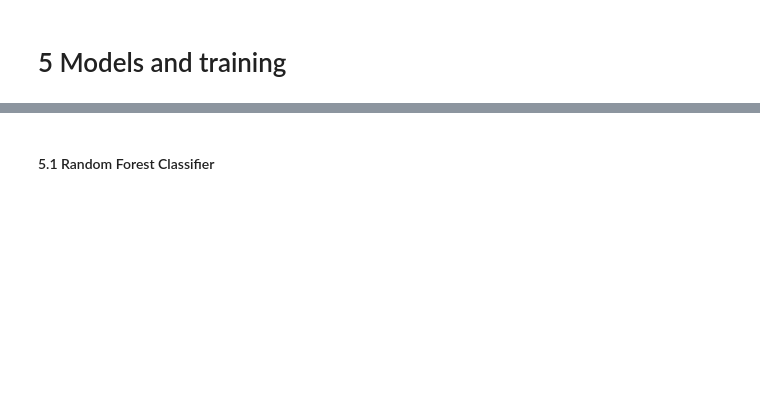
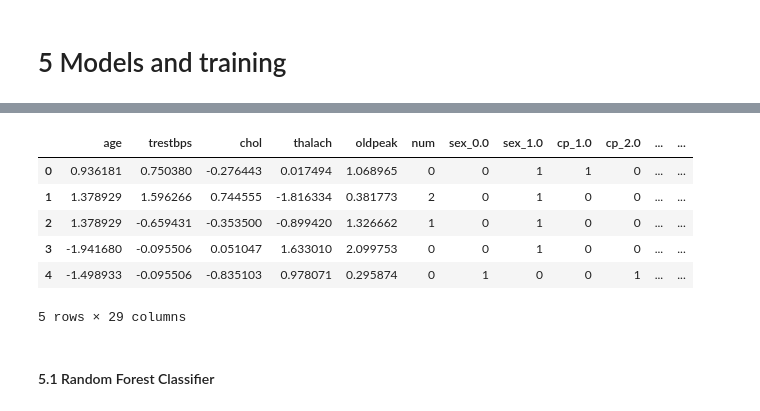
Before and after one commit to LeeviPelkonen/NeuralNetworks, a Jupyter notebook: Case1/Case_1.ipynb, the cells around one changed output, grey strips where cells are left out. Saved outputs shown, nothing was run; the diff lists cells and outputs as text; code cells hidden in the pictures; blank space fills up the shorter version.

```diff
--- a/Case1/Case_1.ipynb
+++ b/Case1/Case_1.ipynb
@@ -149,24 +178,39 @@ We have used Random Forest Classifier, KNeighborsClassifier, DecisionTreeClassif
 # %%
-# data preprocessing for random forest clasifer
+# data preprocessing for models
 
+# list of models with their accuracy
+models = { 'name': [], 'accuracy': [] }
+
+# since we have few instances with missing value we will remove them from the dataset
 data_rfc = data.dropna()
 
-# Convert categorical attributes into dummy/indicator variables
+# Convert categorical attributes into dummy/indicator variables (One hot encoding)
 data_rfc = pd.get_dummies(data_rfc, columns = ['sex', 'cp', 'fbs', 'restecg', 'exang', 'slope', 'ca', 'thal'])
 
 # scale non categorical attributes
 standardScaler = preprocessing.StandardScaler()
 columns_to_scale = ['age', 'trestbps', 'chol', 'thalach', 'oldpeak']
 data_rfc[columns_to_scale] = standardScaler.fit_transform(data_rfc[columns_to_scale])
 
 # split data
 samples= data_rfc.iloc[:,0:13].to_numpy()
 
 # simplifying the target column to 1 or 0 meaning a person have disease or not
 labels = 1.0 * (data_rfc.iloc[:, 13] > 0).to_numpy()
 
-# splitting data with random state set to 42 for reproducing same result on rerunnig model
-train_samples,test_samples,train_labels,test_labels = train_test_split(samples, labels, test_size=0.3,random_state=42)
+# splitting data with 30 percent for test and 70 percent for trainning, setting random state of keras to easily reproduce on re-runs
+train_samples,test_samples,train_labels,test_labels = train_test_split(samples, labels, test_size=0.3, random_state=10)
+
+# print one hot encoded and scaled data
+data_rfc.head()
+# %% [output]
+|  | age | trestbps | chol | thalach | oldpeak | num | sex_0.0 | sex_1.0 | cp_1.0 | cp_2.0 | ... | ... |
+| 0 | 0.936181 | 0.750380 | -0.276443 | 0.017494 | 1.068965 | 0 | 0 | 1 | 1 | 0 | ... | ... |
+| 1 | 1.378929 | 1.596266 | 0.744555 | -1.816334 | 0.381773 | 2 | 0 | 1 | 0 | 0 | ... | ... |
+| 2 | 1.378929 | -0.659431 | -0.353500 | -0.899420 | 1.326662 | 1 | 0 | 1 | 0 | 0 | ... | ... |
+| 3 | -1.941680 | -0.095506 | 0.051047 | 1.633010 | 2.099753 | 0 | 0 | 1 | 0 | 0 | ... | ... |
+| 4 | -1.498933 | -0.095506 | -0.835103 | 0.978071 | 0.295874 | 0 | 1 | 0 | 0 | 1 | ... | ... |
+5 rows × 29 columns
 # %% [markdown]
 #### 5.1 Random Forest Classifier
 # %%
```
Also changed, not shown: parts of 24 cells of this notebook, 1 other file.
